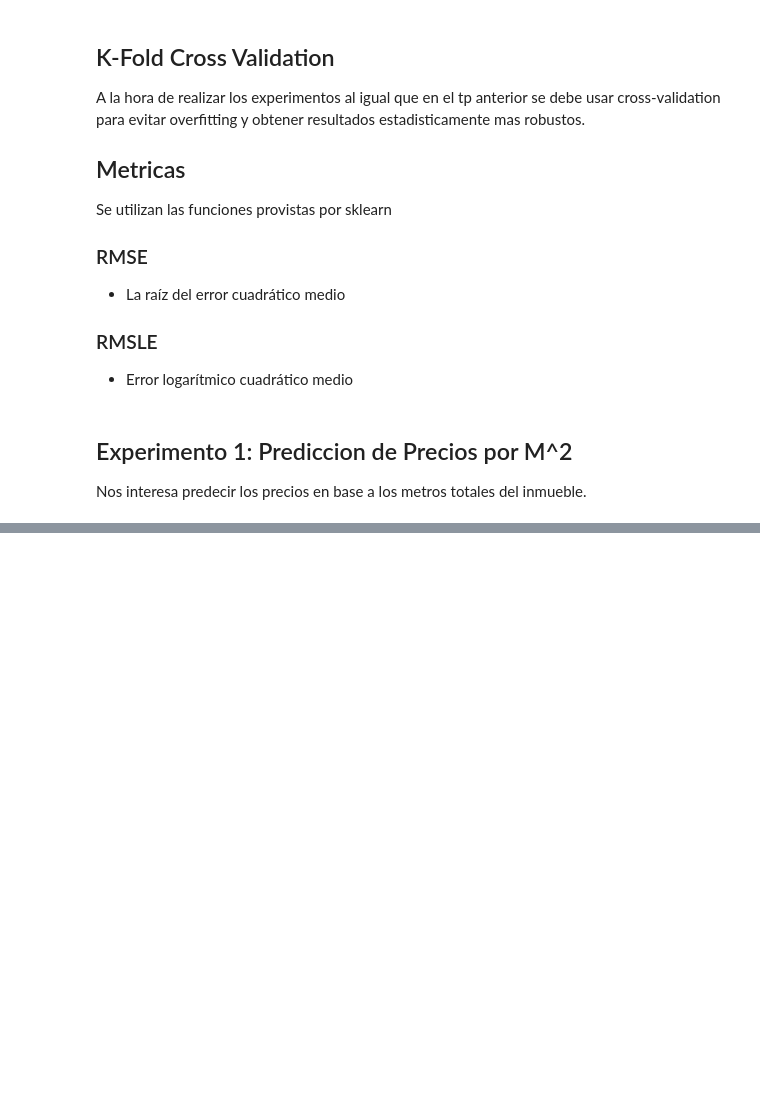
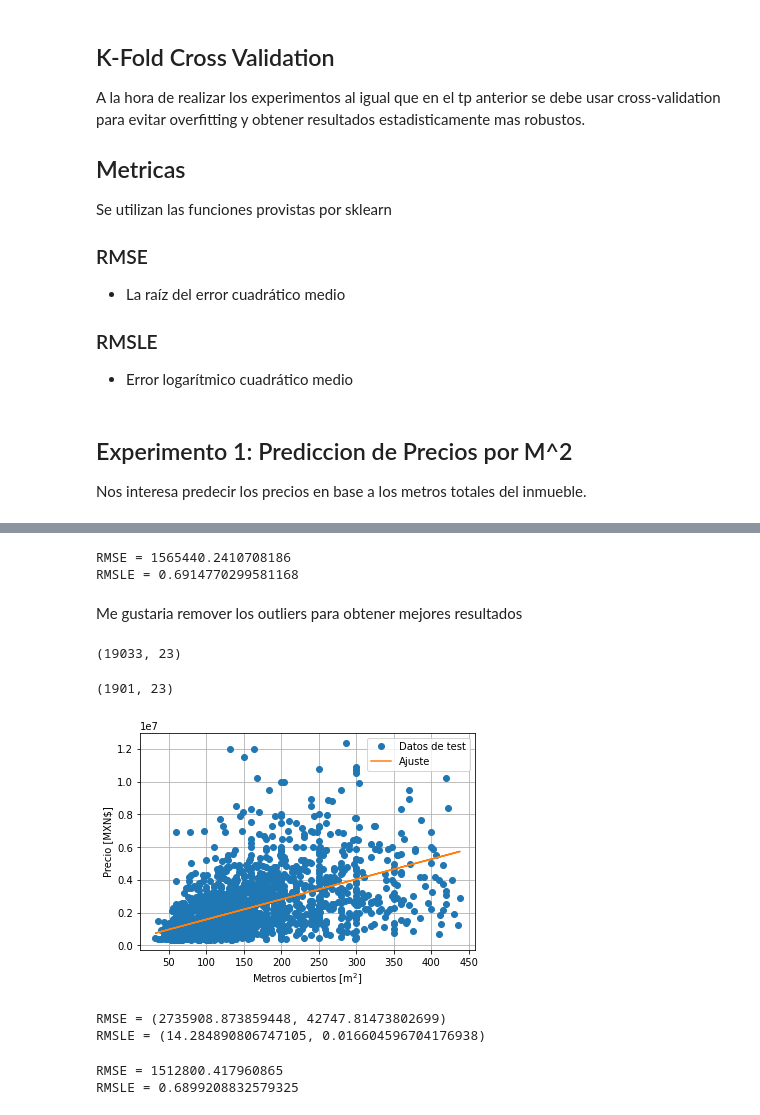
Before and after one commit to davidvenegasr/TP3-MetNum, a Jupyter notebook: notebooks/tp3.ipynb, the cells around one changed output, grey strips where cells are left out. Cells and saved outputs as stored; diff of their text form; code cells hidden in the pictures; blank space fills up the shorter version.

```diff
--- a/notebooks/tp3.ipynb
+++ b/notebooks/tp3.ipynb
@@ -244,0 +257,10 @@ plt.show()
+# %%
+# Metricas del fitting
+
+print(f"RMSE = {rmse(y_test, y_pred)}")
+print(f"RMSLE = {rmsle(y_test, y_pred)}")
+# %% [output]
+RMSE = 1565440.2410708186
+RMSLE = 0.6914770299581168
+# %% [markdown]
+Me gustaria remover los outliers para obtener mejores resultados
@@ -244,0 +276,7 @@ plt.show()
+# %%
+#Outliers Free train set
+OF_new_train = remove_outliers(new_train, "metrostotales", 2)
+OF_new_test = remove_outliers(new_test, "metrostotales", 2)
+# %% [output]
+(19033, 23)
+(1901, 23)
@@ -244,0 +291,26 @@ plt.show()
+# %%
+plt.figure("precio-metros-cubiertos")
+plt.plot(x_test, y_test, "o", label="Datos de test")
+plt.plot(x_test, y_pred, "-", label="Ajuste")
+plt.grid()
+plt.legend()
+plt.xlabel(r"Metros cubiertos [$\mathrm{m}^2$]")
+plt.ylabel("Precio [MXN$]")
+#plt.savefig("Imagenes/Precio-en-Funcion-de-Metros-Cubiertos-sin-outliers.png")
+plt.show()
+# %% [output]
+[figure, added]
+# %%
+# Metricas del conjunto de training
+OF_results = cross_validate(10, OF_x_train, OF_y_train, True)
+# %% [output]
+RMSE = (2735908.873859448, 42747.81473802699)
+RMSLE = (14.284890806747105, 0.016604596704176938)
+# %%
+# Metricas del fitting
+
+print(f"RMSE = {rmse(OF_y_test, OF_y_pred)}")
+print(f"RMSLE = {rmsle(OF_y_test, OF_y_pred)}")
+# %% [output]
+RMSE = 1512800.417960865
+RMSLE = 0.6899208832579325
```
Also changed, not shown: parts of 16 cells of this notebook.
